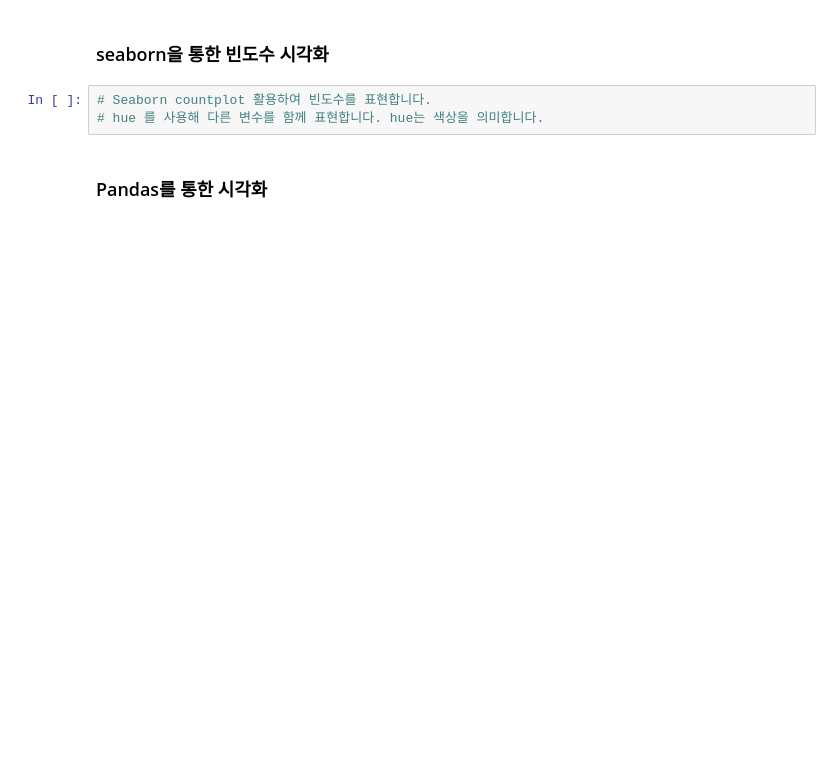
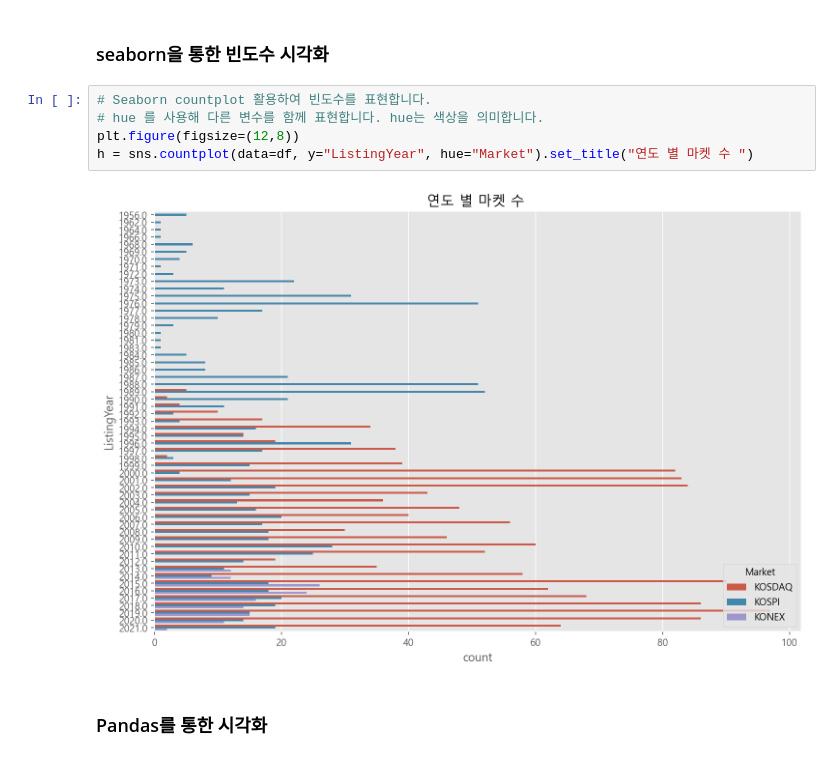
Before and after one commit to Bigdata92/finance-data-analysis-main, a Jupyter notebook: 2.2. KRX 전체 종목분석-input.ipynb, the cells around one changed output. Cells and saved outputs as stored; diff of their text form; blank space fills up the shorter version.

```diff
--- a/2.2. KRX 전체 종목분석-input.ipynb
+++ b/2.2. KRX 전체 종목분석-input.ipynb
@@ -751,6 +782,10 @@ Text(0.5, 1.0, '지역별 상장종목 수')
 # %%
 # Seaborn countplot 활용하여 빈도수를 표현합니다.
 # hue 를 사용해 다른 변수를 함께 표현합니다. hue는 색상을 의미합니다.
+plt.figure(figsize=(12,8))
+h = sns.countplot(data=df, y="ListingYear", hue="Market").set_title("연도 별 마켓 수 ")
+# %% [output]
+[figure, added]
 # %% [markdown]
 ### Pandas를 통한 시각화
 # %%
```
Also changed, not shown: parts of 11 cells of this notebook.
